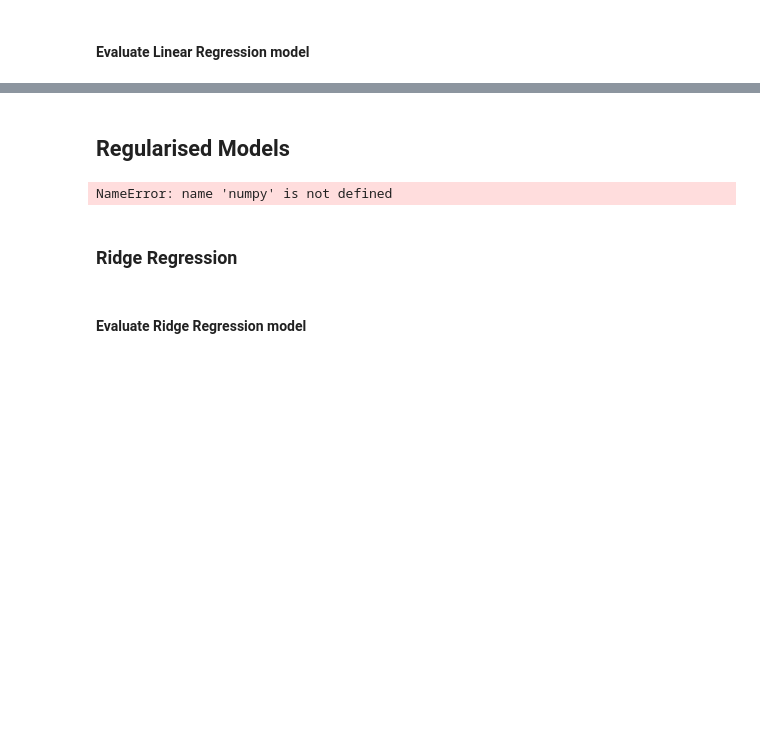
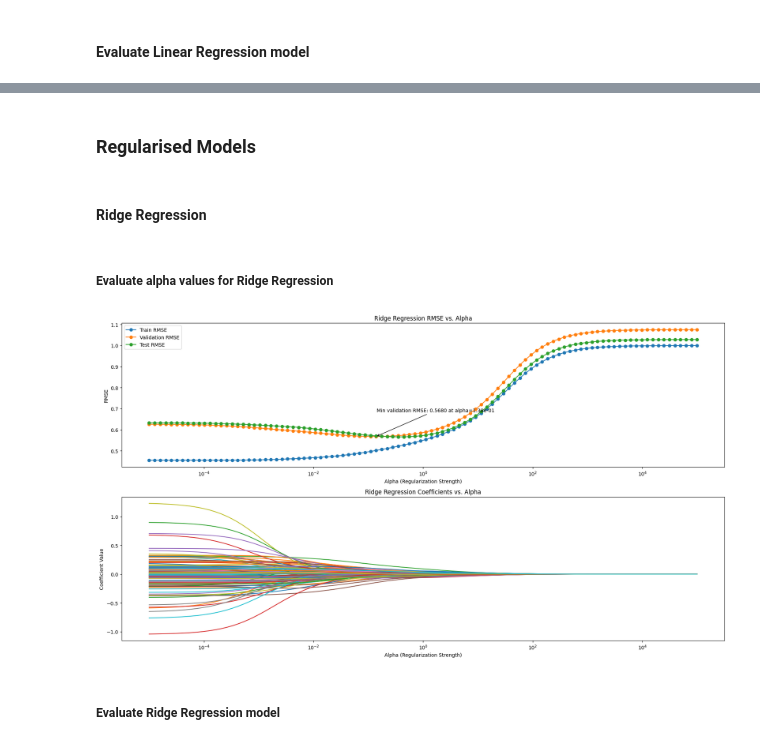
Before and after one commit to ostew5/cab420-introductory_problem_solving_tasks, a Jupyter notebook: 1. Regression.ipynb, the cells around one changed output, grey strips where cells are left out. Drawn from its saved outputs; the diff is of its cells as text; code cells hidden in the pictures; blank space fills up the shorter version.

Commit message:
Implemented Ridge and Lasso regression models

```diff
--- a/1. Regression.ipynb
+++ b/1. Regression.ipynb
@@ -272,5 +281,5 @@ plt.show()
 # %% [markdown]
-## Regularised Models
+### Regularised Models
 # %%
 # train your regularised models (ridge and lasso). Here you will use the same data as you used in for the above regression model
 #
@@ -287,13 +296,63 @@ plt.show()
 #
 # remember that lambda is a keyword in python, so we're calling the array below alphas.
 #
-alphas = np.logspace(-10, 0)
+alphas = np.logspace(-5, 5, 100)
 
 # Once you've found your ridge and lasso models, evaluate them, following the approach you've used for the linear method, and compare the
 # three models.
-# %% [output]
-NameError: name 'numpy' is not defined
 # %% [markdown]
-### Ridge Regression
+#### Ridge Regression
+# %%
+rmse_train_rr = []
+rmse_val_rr = []
+rmse_test_rr = []
+coeffs_rr = []
+
+for a in alphas:
+    rr_model = sm.OLS(y_train, X_train).fit_regularized(alpha=a, L1_wt=0)
+
+    y_train_pred_rr = rr_model.predict(X_train)
+    y_val_pred_rr = rr_model.predict(X_val)
+    y_test_pred_rr = rr_model.predict(X_test)
+
+    rmse_train_rr.append(np.sqrt(mean_squared_error(y_train, y_train_pred_rr)))
+    rmse_val_rr.append(np.sqrt(mean_squared_error(y_val, y_val_pred_rr)))
+    rmse_test_rr.append(np.sqrt(mean_squared_error(y_test, y_test_pred_rr)))
+    coeffs_rr.append(rr_model.params)
+# %% [markdown]
+##### Evaluate alpha values for Ridge Regression
+# %%
+fig, axes = plt.subplots(2, 1, figsize=(18, 10))
+
+for rmse, label in zip(
+    [rmse_train_rr, rmse_val_rr, rmse_test_rr],
+    ['Train RMSE', 'Validation RMSE', 'Test RMSE']
+    ):
+    axes[0].plot(alphas, rmse, label=label, marker='o')
+
+axes[0].annotate(
+    f"Min validation RMSE: {min(rmse_val_rr):.4f} at alpha={alphas[np.argmin(rmse_val_rr)]:.2e}",
+    xy=(alphas[np.argmin(rmse_val_rr)], min(rmse_val_rr)),
+    xytext=(1, 50),
+    textcoords='offset points',
+    arrowprops=dict(arrowstyle='->')
+    )
+axes[0].set_xscale('log')
+axes[0].set_xlabel('Alpha (Regularization Strength)')
+axes[0].set_ylabel('RMSE')
+axes[0].set_title('Ridge Regression RMSE vs. Alpha')
+axes[0].legend()
+axes[1].plot(alphas, coeffs_rr)
+axes[1].set_xscale('log')
+axes[1].set_xlabel('Alpha (Regularization Strength)')
+axes[1].set_ylabel('Coefficient Value')
+axes[1].set_title('Ridge Regression Coefficients vs. Alpha')
+
+plt.tight_layout()
+plt.show()
+
+best_alpha_rr = alphas[np.argmin(rmse_val_rr)]
+# %% [output]
+[figure, added]
 # %% [markdown]
-#### Evaluate Ridge Regression model
+##### Evaluate Ridge Regression model
```
Also changed, not shown: parts of 12 cells of this notebook.
